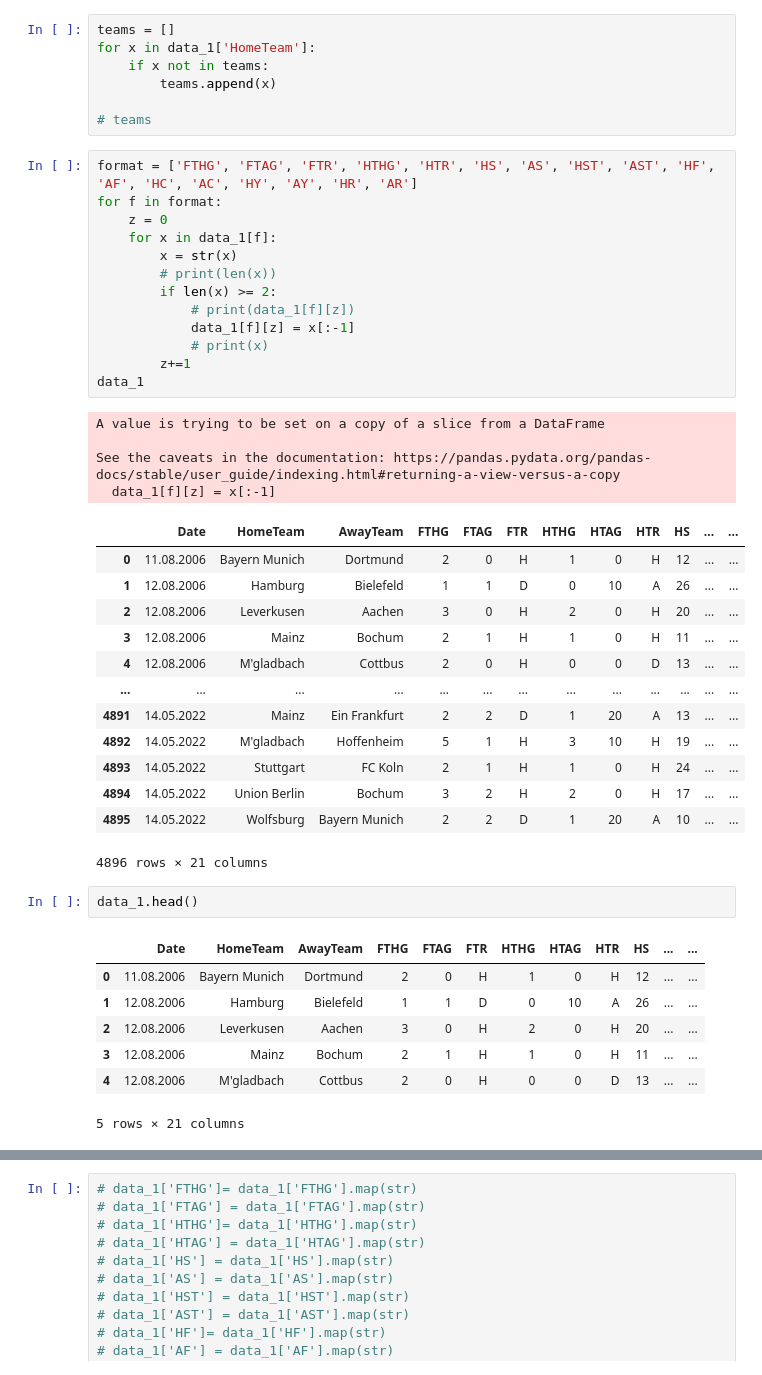
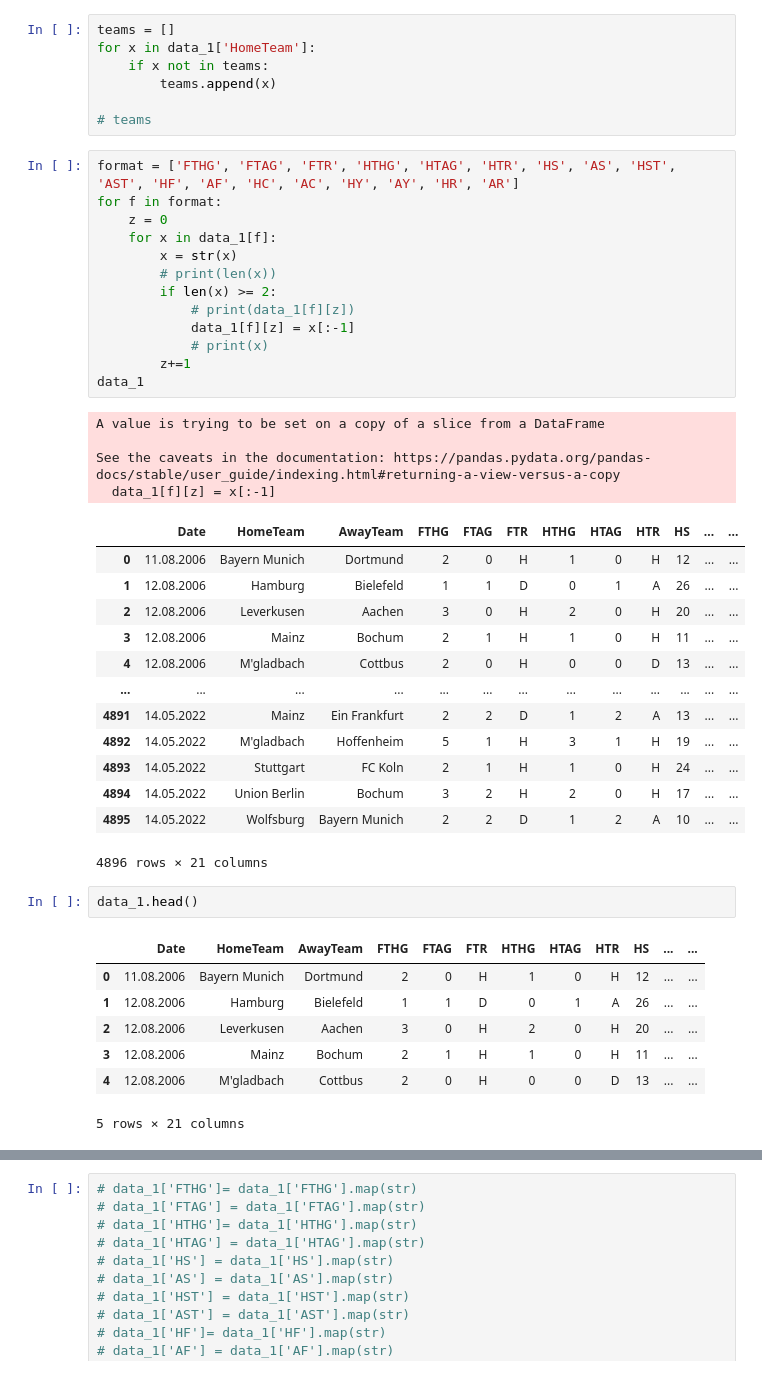
Before and after one commit to Max280201/Data-Exploration-Project, a Jupyter notebook: load_data_v1.ipynb, the cells around one changed output, grey strips where cells are left out. Cells and saved outputs as stored; diff of their text form.

```diff
--- a/load_data_v1.ipynb
+++ b/load_data_v1.ipynb
@@ -39,42 +39,42 @@ for x in data_1['HomeTeam']:
 
 # teams
 # %%
-format = ['FTHG', 'FTAG', 'FTR', 'HTHG', 'HTR', 'HS', 'AS', 'HST', 'AST', 'HF', 'AF', 'HC', 'AC', 'HY', 'AY', 'HR', 'AR']
+format = ['FTHG', 'FTAG', 'FTR', 'HTHG', 'HTAG', 'HTR', 'HS', 'AS', 'HST', 'AST', 'HF', 'AF', 'HC', 'AC', 'HY', 'AY', 'HR', 'AR']
 for f in format:
     z = 0
     for x in data_1[f]:
         x = str(x)
         # print(len(x))
         if len(x) >= 2:
             # print(data_1[f][z])
             data_1[f][z] = x[:-1]
             # print(x)
         z+=1
 data_1
 # %% [output]
 A value is trying to be set on a copy of a slice from a DataFrame
 
 See the caveats in the documentation: https://pandas.pydata.org/pandas-docs/stable/user_guide/indexing.html#returning-a-view-versus-a-copy
   data_1[f][z] = x[:-1]
 |  | Date | HomeTeam | AwayTeam | FTHG | FTAG | FTR | HTHG | HTAG | HTR | HS | ... | ... |
 | 0 | 11.08.2006 | Bayern Munich | Dortmund | 2 | 0 | H | 1 | 0 | H | 12 | ... | ... |
-| 1 | 12.08.2006 | Hamburg | Bielefeld | 1 | 1 | D | 0 | 10 | A | 26 | ... | ... |
+| 1 | 12.08.2006 | Hamburg | Bielefeld | 1 | 1 | D | 0 | 1 | A | 26 | ... | ... |
 | 2 | 12.08.2006 | Leverkusen | Aachen | 3 | 0 | H | 2 | 0 | H | 20 | ... | ... |
 | 3 | 12.08.2006 | Mainz | Bochum | 2 | 1 | H | 1 | 0 | H | 11 | ... | ... |
 | 4 | 12.08.2006 | M'gladbach | Cottbus | 2 | 0 | H | 0 | 0 | D | 13 | ... | ... |
 | ... | ... | ... | ... | ... | ... | ... | ... | ... | ... | ... | ... | ... |
-| 4891 | 14.05.2022 | Mainz | Ein Frankfurt | 2 | 2 | D | 1 | 20 | A | 13 | ... | ... |
-| 4892 | 14.05.2022 | M'gladbach | Hoffenheim | 5 | 1 | H | 3 | 10 | H | 19 | ... | ... |
+| 4891 | 14.05.2022 | Mainz | Ein Frankfurt | 2 | 2 | D | 1 | 2 | A | 13 | ... | ... |
+| 4892 | 14.05.2022 | M'gladbach | Hoffenheim | 5 | 1 | H | 3 | 1 | H | 19 | ... | ... |
 | 4893 | 14.05.2022 | Stuttgart | FC Koln | 2 | 1 | H | 1 | 0 | H | 24 | ... | ... |
 | 4894 | 14.05.2022 | Union Berlin | Bochum | 3 | 2 | H | 2 | 0 | H | 17 | ... | ... |
-| 4895 | 14.05.2022 | Wolfsburg | Bayern Munich | 2 | 2 | D | 1 | 20 | A | 10 | ... | ... |
+| 4895 | 14.05.2022 | Wolfsburg | Bayern Munich | 2 | 2 | D | 1 | 2 | A | 10 | ... | ... |
 4896 rows × 21 columns
 # %%
 data_1.head()
 # %% [output]
 |  | Date | HomeTeam | AwayTeam | FTHG | FTAG | FTR | HTHG | HTAG | HTR | HS | ... | ... |
 | 0 | 11.08.2006 | Bayern Munich | Dortmund | 2 | 0 | H | 1 | 0 | H | 12 | ... | ... |
-| 1 | 12.08.2006 | Hamburg | Bielefeld | 1 | 1 | D | 0 | 10 | A | 26 | ... | ... |
+| 1 | 12.08.2006 | Hamburg | Bielefeld | 1 | 1 | D | 0 | 1 | A | 26 | ... | ... |
 | 2 | 12.08.2006 | Leverkusen | Aachen | 3 | 0 | H | 2 | 0 | H | 20 | ... | ... |
 | 3 | 12.08.2006 | Mainz | Bochum | 2 | 1 | H | 1 | 0 | H | 11 | ... | ... |
 | 4 | 12.08.2006 | M'gladbach | Cottbus | 2 | 0 | H | 0 | 0 | D | 13 | ... | ... |
```
Also changed, not shown: parts of 5 cells of this notebook.
